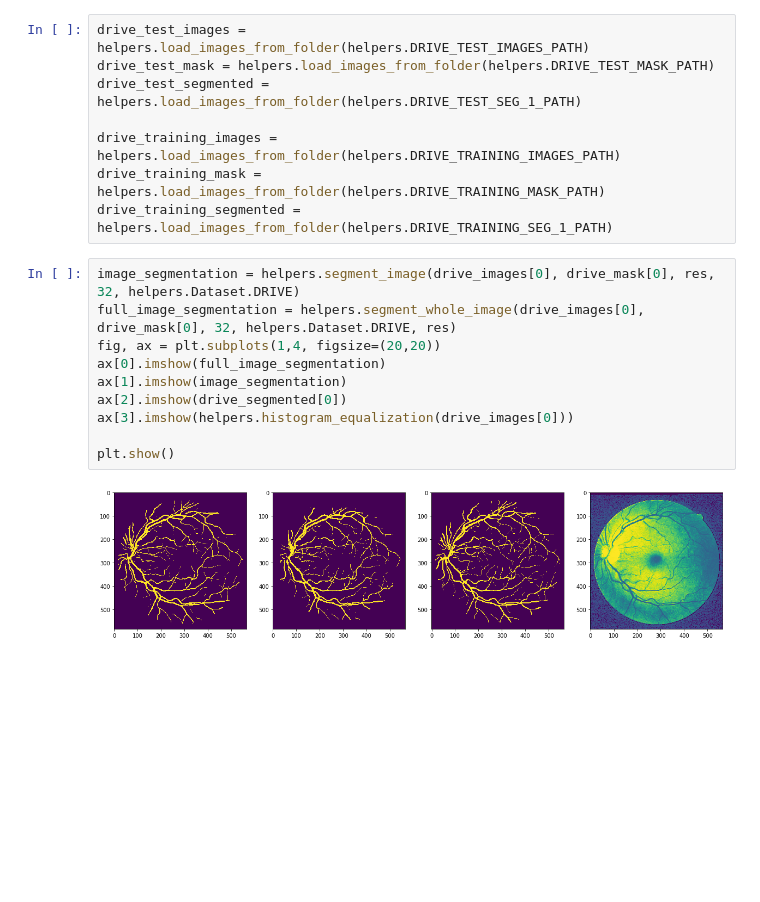
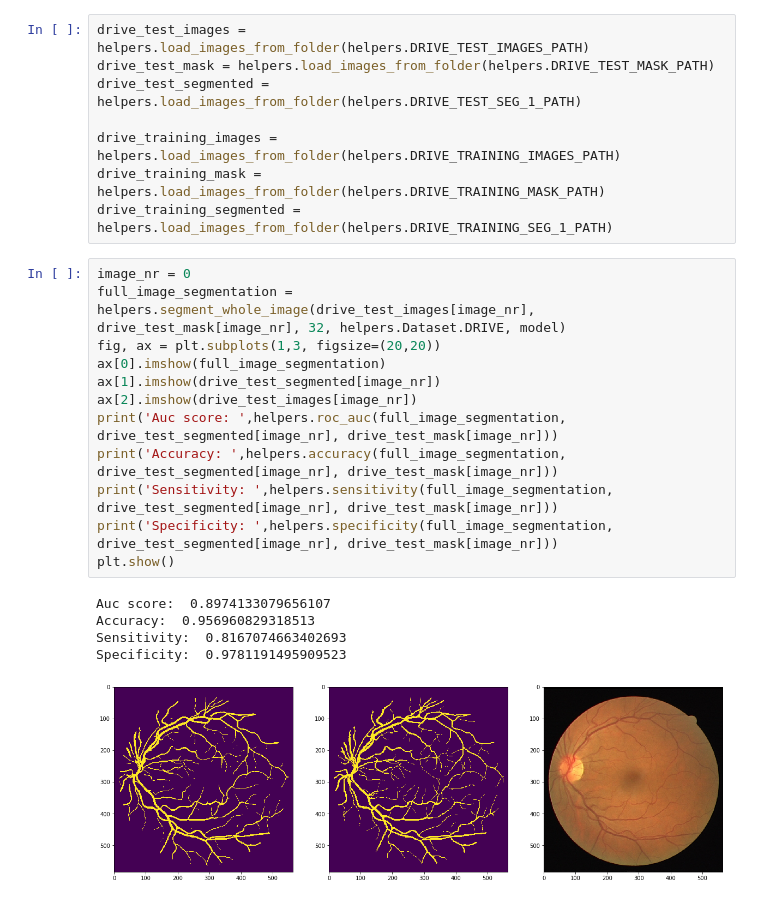
Before and after one commit to mlazic95/-retinal-blood-vessel-segmentation, a Jupyter notebook: src/semantic-segmentation-network.ipynb, the cells around one changed output. Drawn from its saved outputs; the diff is of its cells as text; blank space fills up the shorter version.

Commit message:
add functions for generating scores

```diff
--- a/src/semantic-segmentation-network.ipynb
+++ b/src/semantic-segmentation-network.ipynb
@@ -411,16 +411,22 @@ drive_test_segmented = helpers.load_images_from_folder(helpers.DRIVE_TEST_SEG_1_
 drive_training_images = helpers.load_images_from_folder(helpers.DRIVE_TRAINING_IMAGES_PATH)
 drive_training_mask = helpers.load_images_from_folder(helpers.DRIVE_TRAINING_MASK_PATH)
 drive_training_segmented = helpers.load_images_from_folder(helpers.DRIVE_TRAINING_SEG_1_PATH)
-# %%
-image_segmentation = helpers.segment_image(drive_images[0], drive_mask[0], res, 32, helpers.Dataset.DRIVE)
-full_image_segmentation = helpers.segment_whole_image(drive_images[0], drive_mask[0], 32, helpers.Dataset.DRIVE, res)
-fig, ax = plt.subplots(1,4, figsize=(20,20))
-ax[0].imshow(full_image_segmentation)
-ax[1].imshow(image_segmentation)
-ax[2].imshow(drive_segmented[0])
-ax[3].imshow(helpers.histogram_equalization(drive_images[0]))
-
-plt.show()
-# %% [output]
-[figure, removed]
+# %%
+image_nr = 0
+full_image_segmentation = helpers.segment_whole_image(drive_test_images[image_nr], drive_test_mask[image_nr], 32, helpers.Dataset.DRIVE, model)
+fig, ax = plt.subplots(1,3, figsize=(20,20))
+ax[0].imshow(full_image_segmentation)
+ax[1].imshow(drive_test_segmented[image_nr])
+ax[2].imshow(drive_test_images[image_nr])
+print('Auc score: ',helpers.roc_auc(full_image_segmentation, drive_test_segmented[image_nr], drive_test_mask[image_nr]))
+print('Accuracy: ',helpers.accuracy(full_image_segmentation, drive_test_segmented[image_nr], drive_test_mask[image_nr]))
+print('Sensitivity: ',helpers.sensitivity(full_image_segmentation, drive_test_segmented[image_nr], drive_test_mask[image_nr]))
+print('Specificity: ',helpers.specificity(full_image_segmentation, drive_test_segmented[image_nr], drive_test_mask[image_nr]))
+plt.show()
+# %% [output]
+Auc score:  0.8974133079656107
+Accuracy:  0.956960829318513
+Sensitivity:  0.8167074663402693
+Specificity:  0.9781191495909523
+[figure, added]
 # %%
```
Also changed, not shown: parts of 2 cells of this notebook, 1 other file.
